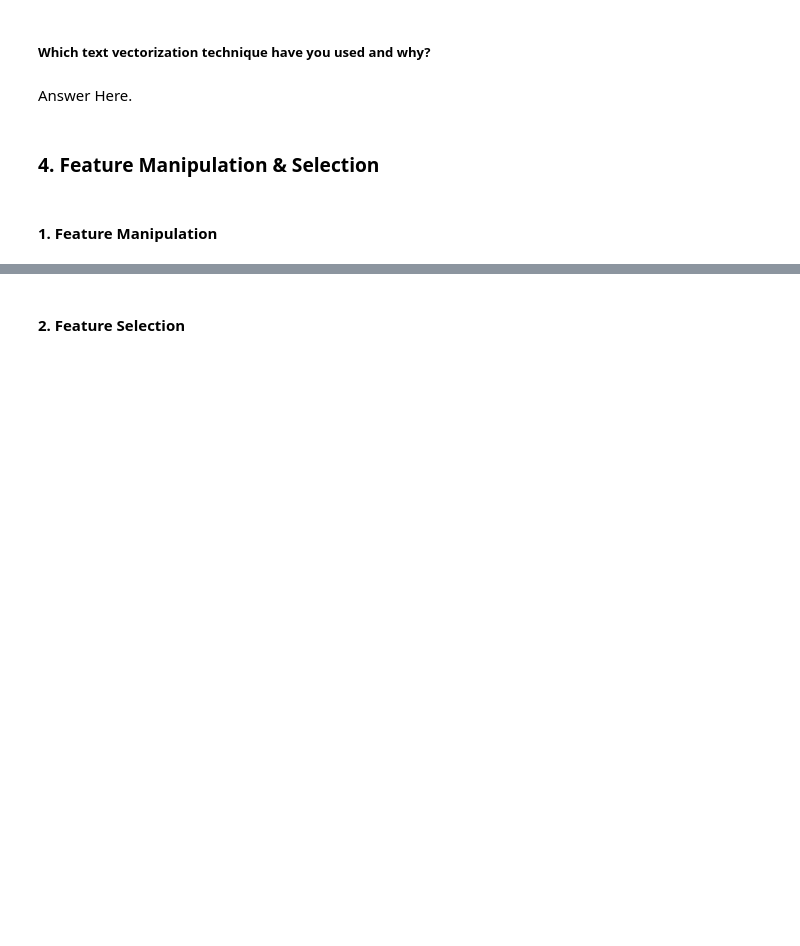
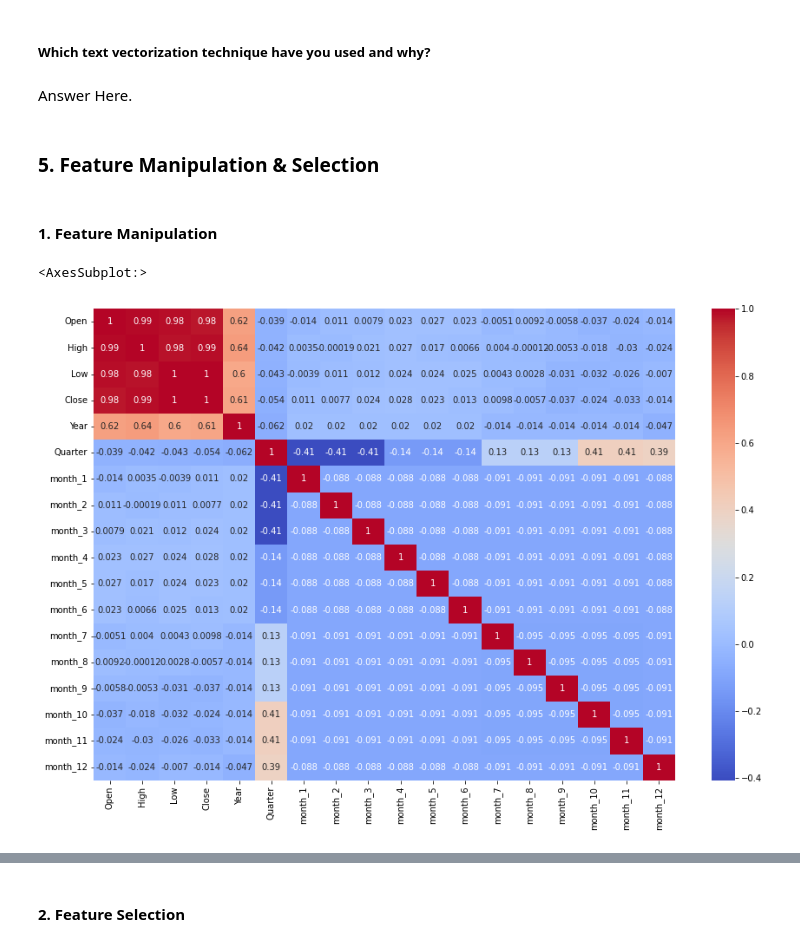
Before and after one commit to ashish-mali/Regression-Yes-Bank-Stock-Closing-Price-Prediction, a Jupyter notebook: Yes_Bank_Stock_Closing_Price_Prediction_Capstone_Project.ipynb, the cells around one changed output, grey strips where cells are left out. Drawn from its saved outputs; the diff is of its cells as text; code cells hidden in the pictures; blank space fills up the shorter version.

Commit message:
Feature engineering and data pre-processing - Feature selection

```diff
--- a/Yes_Bank_Stock_Closing_Price_Prediction_Capstone_Project.ipynb
+++ b/Yes_Bank_Stock_Closing_Price_Prediction_Capstone_Project.ipynb
@@ -1775,2 +1812,6 @@ Answer Here.
+# %%
+# Encode your categorical columns
+# get dummies variable for month feature
+df = pd.get_dummies(df,columns = ['Month'], prefix='month')
 # %% [markdown]
 #### What all categorical encoding techniques have you used & why did you use those techniques?
@@ -1830,6 +1875,6 @@ Answer Here.
 # %% [markdown]
 Answer Here.
 # %% [markdown]
-### 4. Feature Manipulation & Selection
+### 5. Feature Manipulation & Selection
 # %% [markdown]
 #### 1. Feature Manipulation
@@ -1837,0 +1881,7 @@ Answer Here.
+# %%
+# Correlation heatmap
+plt.figure(figsize = (15,10))
+sns.heatmap(df.corr(), annot = True, cmap = 'coolwarm')
+# %% [output]
+<AxesSubplot:>
+[figure, added]
```
Also changed, not shown: parts of 40 cells of this notebook.
